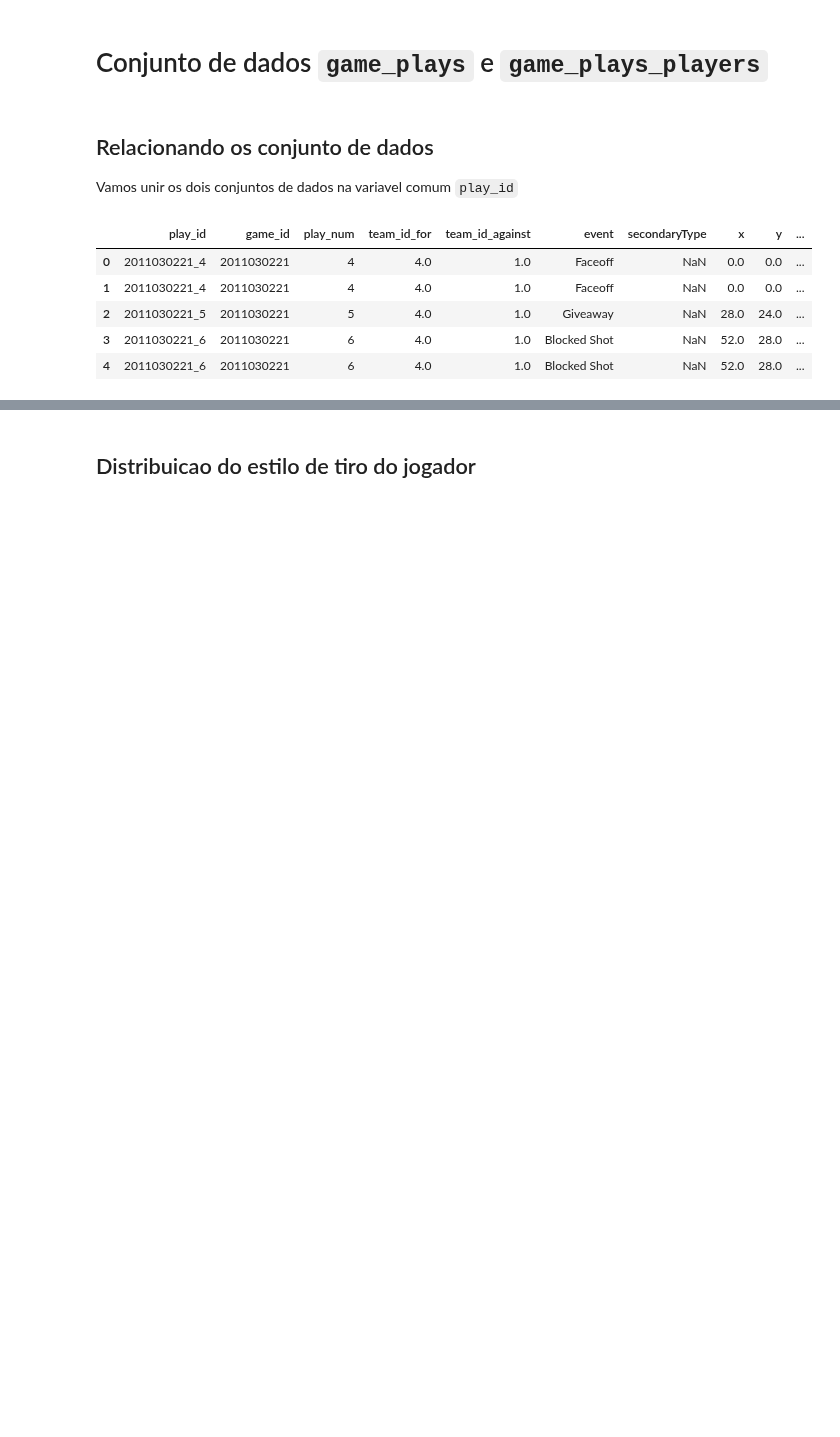
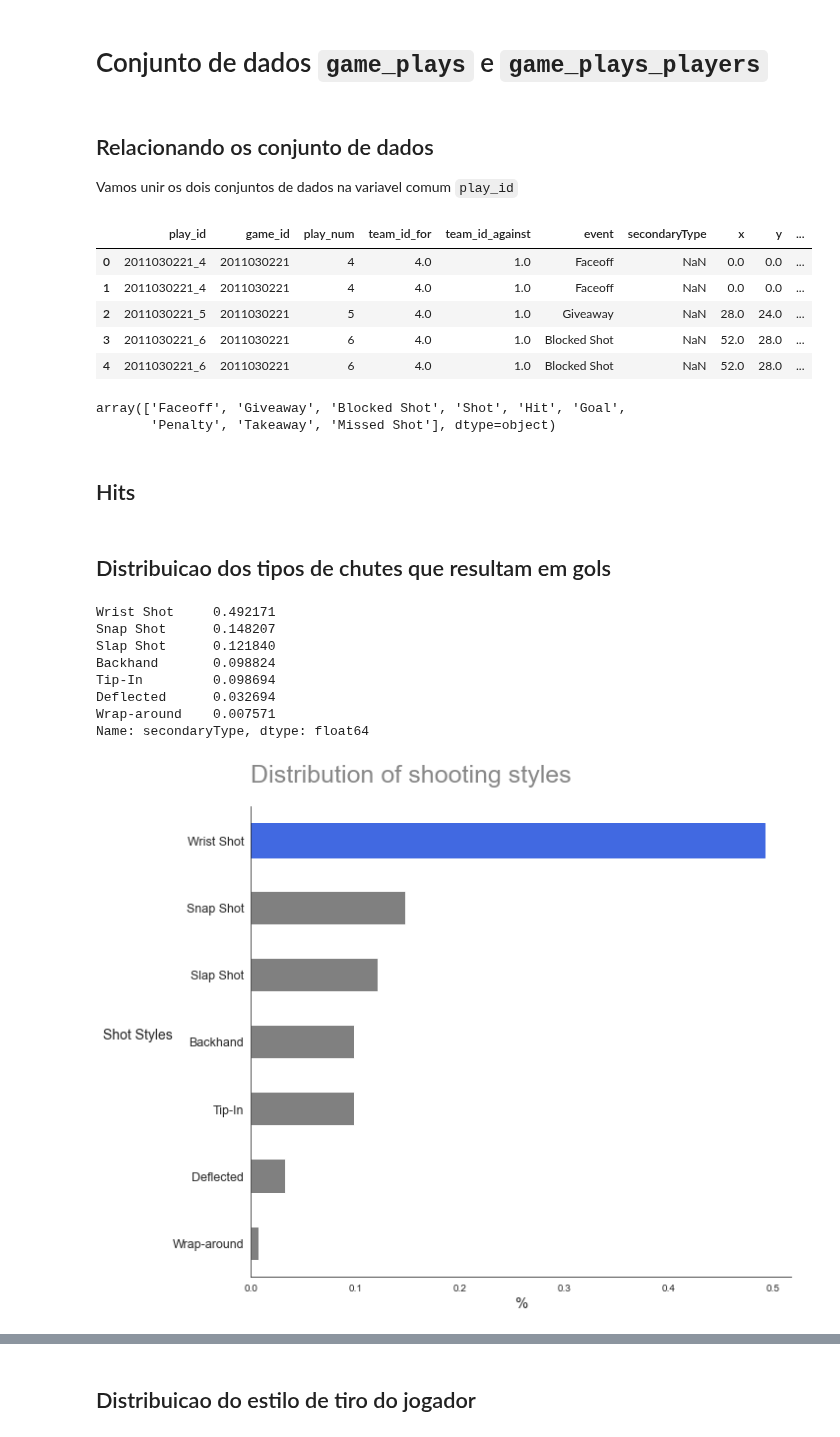
Before and after one commit to DanOakStats/NHL, a Jupyter notebook: data_cleaning.ipynb, the cells around one changed output, grey strips where cells are left out. Drawn from its saved outputs; the diff is of its cells as text; code cells hidden in the pictures; blank space fills up the shorter version.

```diff
--- a/data_cleaning.ipynb
+++ b/data_cleaning.ipynb
@@ -451,3 +451,10 @@ plays.head()
 | 2 | 2011030221_5 | 2011030221 | 5 | 4.0 | 1.0 | Giveaway | NaN | 28.0 | 24.0 | ... |
 | 3 | 2011030221_6 | 2011030221 | 6 | 4.0 | 1.0 | Blocked Shot | NaN | 52.0 | 28.0 | ... |
 | 4 | 2011030221_6 | 2011030221 | 6 | 4.0 | 1.0 | Blocked Shot | NaN | 52.0 | 28.0 | ... |
+# %%
+plays['event'].unique()
+# %% [output]
+array(['Faceoff', 'Giveaway', 'Blocked Shot', 'Shot', 'Hit', 'Goal',
+       'Penalty', 'Takeaway', 'Missed Shot'], dtype=object)
+# %% [markdown]
+## Hits
@@ -453,0 +463,29 @@ plays.head()
+# %% [markdown]
+## Distribuicao dos tipos de chutes que resultam em gols
+# %%
+all_shots = plays[plays['event']=="Goal"]
+# %%
+print(all_shots['secondaryType'].value_counts(normalize=True))
+
+fig, ax = plt.subplots(figsize=(10, 8))
+all_shots['secondaryType'].value_counts(normalize=True).sort_values().plot(kind='barh', color='grey', ax=ax)
+ax.set_title("Distribution of shooting styles", fontsize=25, pad=25, alpha=0.55, loc='left')
+ax.set_ylabel("Shot Styles", fontsize=14, rotation=0, labelpad=35)
+ax.set_xlabel("%", fontsize=15)
+ax.set_yticklabels(ax.get_yticklabels(), fontsize=12.5)
+
+ax.spines['top'].set_visible(False)
+ax.spines['right'].set_visible(False)
+ax.patches[6].set_color("royalblue")
+
+plt.tight_layout()
+# %% [output]
+Wrist Shot     0.492171
+Snap Shot      0.148207
+Slap Shot      0.121840
+Backhand       0.098824
+Tip-In         0.098694
+Deflected      0.032694
+Wrap-around    0.007571
+Name: secondaryType, dtype: float64
+[figure, added]
```
Also changed, not shown: parts of 6 cells of this notebook.
